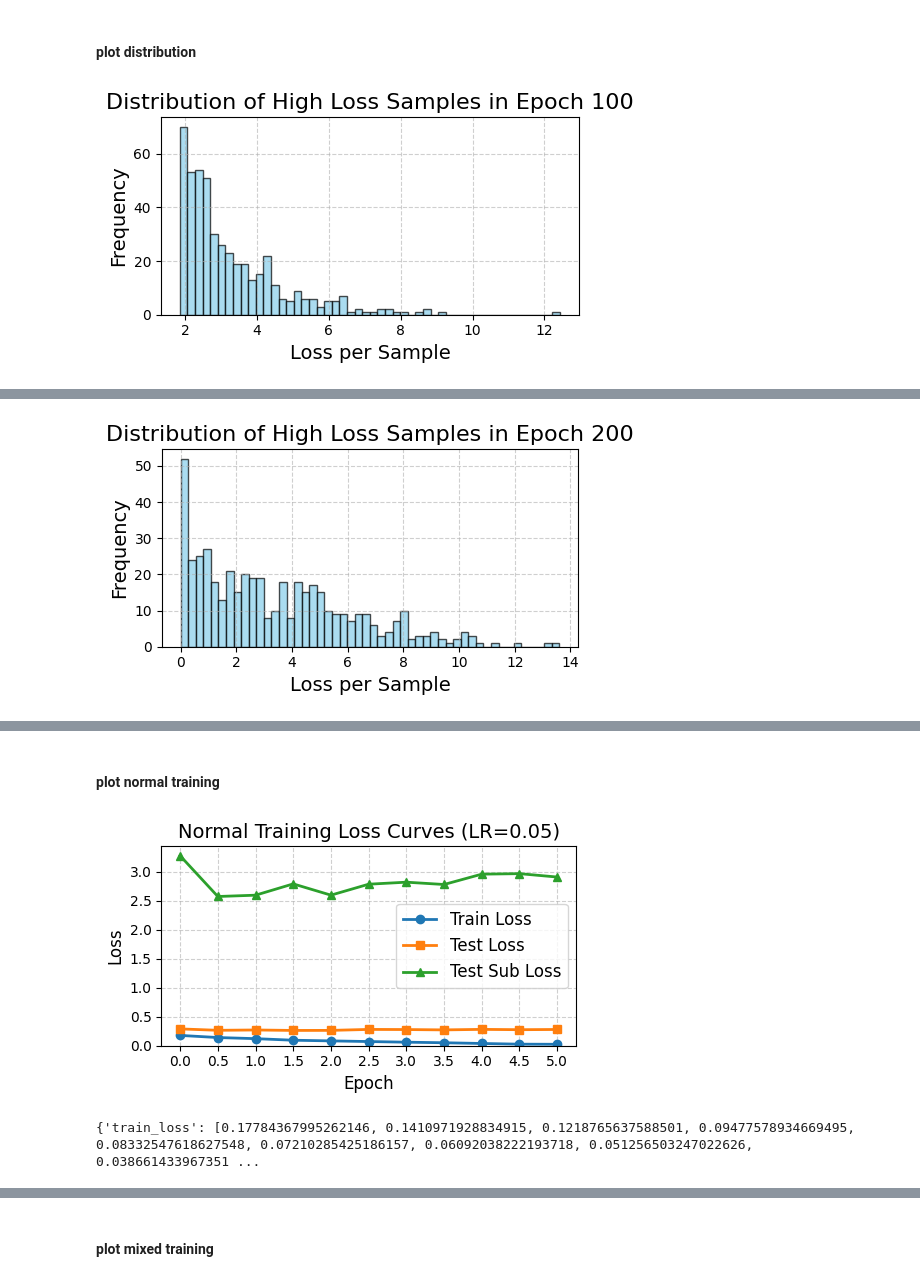
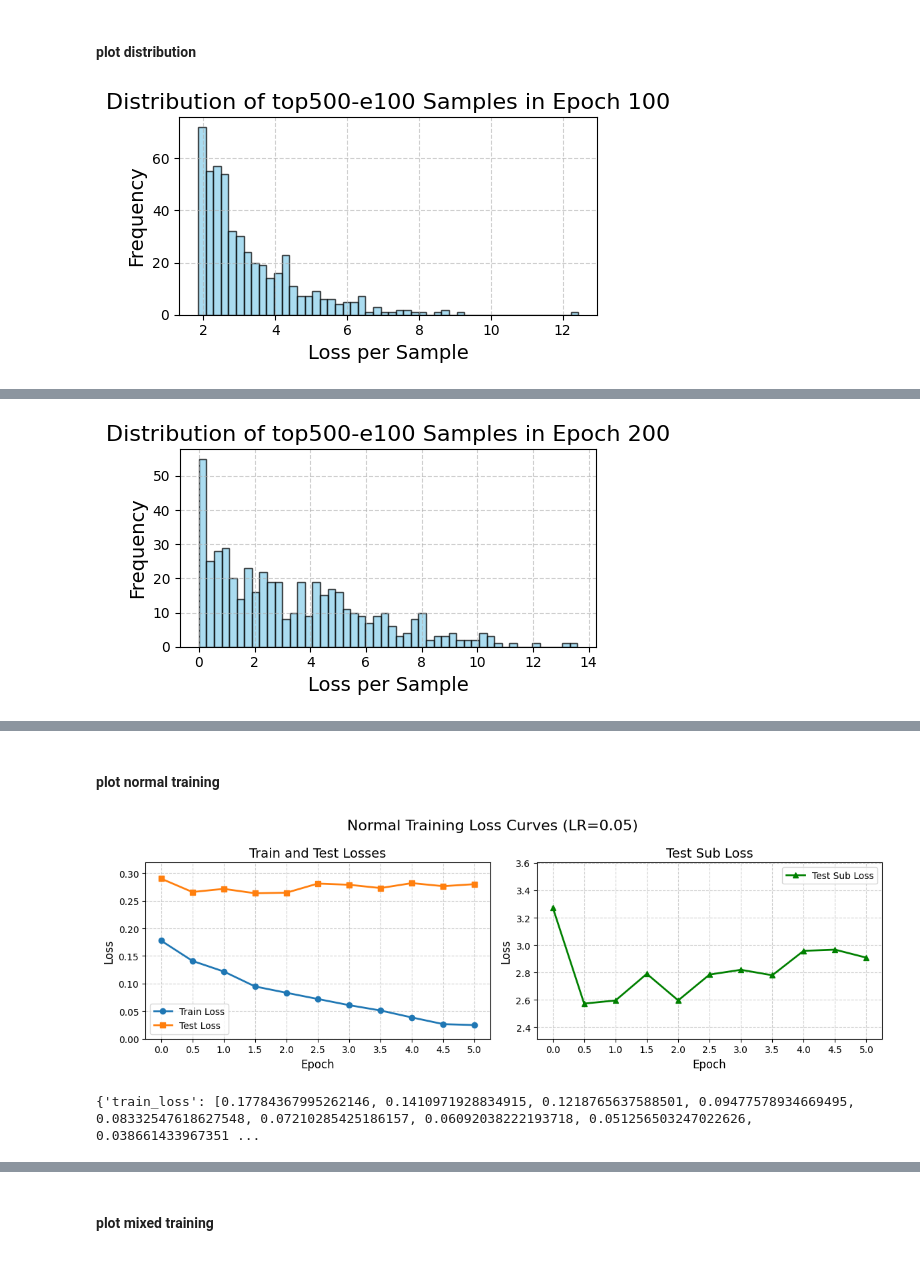
Before and after one commit to ucantseeit/generalization, a Jupyter notebook: ntk_result/trials/continueTrain.ipynb, the cells around one changed output, grey strips where cells are left out. Drawn from its saved outputs; the diff is of its cells as text; code cells hidden in the pictures.

```diff
--- a/ntk_result/trials/continueTrain.ipynb
+++ b/ntk_result/trials/continueTrain.ipynb
@@ -976,11 +975,4 @@ train_indices_arrs
 # %%
-data = np.load("filtered_cls30_indices_arrs.npz", allow_pickle=True)
-filtered_cls30_indices_arrs = [data[f"arr_{i}"] for i in range(len(data.files))]
-
-test_sub_indices = np.concatenate(filtered_cls30_indices_arrs)
-test_subds = Subset(test_ds, test_sub_indices)
-test_subdl = DataLoader(test_subds, batch_size=512)
-
 def plot_loss_distribution(
     model: torch.nn.Module,
     ds,
@@ -1012,34 +1004,36 @@ def plot_loss_distribution(
 
             outputs = model(inputs)
             losses = criterion(outputs, labels)  # shape: [batch_size]
             all_losses.extend(losses.cpu().numpy())
 
     # 转换为 numpy 数组便于绘图
     import numpy as np
     all_losses = np.array(all_losses)
 
     # 绘图
     plt.figure(figsize=figsize)
     plt.hist(all_losses, bins=bins, color='skyblue', edgecolor='black', alpha=0.7)
     plt.title(title, fontsize=16)
     plt.xlabel('Loss per Sample', fontsize=14)
     plt.ylabel('Frequency', fontsize=14)
     plt.grid(True, linestyle='--', alpha=0.6)
     plt.tight_layout()
     plt.show()
 
     # 可选：打印统计信息
     print(f"📊 Loss 分布统计:")
     print(f"   样本总数: {len(all_losses)}")
     print(f"   平均 Loss: {all_losses.mean():.4f}")
     print(f"   中位数 Loss: {np.median(all_losses):.4f}")
     print(f"   最小 Loss: {all_losses.min():.4f}")
     print(f"   最大 Loss: {all_losses.max():.4f}")
     print(f"   标准差: {all_losses.std():.4f}")
 
-plot_loss_distribution(model100, test_subds, title='Distribution of High Loss Samples in Epoch 100')
+test_top500_e100_indices = np.load('test_top500_e100_indices.npy')
+hloss_ds = Subset(test_ds, test_top500_e100_indices)
+plot_loss_distribution(model100, hloss_ds, title='Distribution of top500-e100 Samples in Epoch 100')
 model200.to('cuda')
-plot_loss_distribution(model200, test_subds, title='Distribution of High Loss Samples in Epoch 200')
+plot_loss_distribution(model200, hloss_ds, title='Distribution of top500-e100 Samples in Epoch 200')
 # %% [output]
-[figure, old version]
+[figure, new version]
 📊 Loss 分布统计:
@@ -1052,2 +1046,2 @@ plot_loss_distribution(model200, test_subds, title='Distribution of High Loss Sa
-[figure, old version]
+[figure, new version]
 📊 Loss 分布统计:
@@ -1183,35 +1187,46 @@ results_dict = analyze_multi_stage_runs(
 )
 # %%
 def plot_training_losses(results_dict: dict,
-						 title: str = "Training Losses over Epochs",
-						 figsize: tuple = (5, 3),
-                         epoch_interval=0.5
-                         ):
+                        title: str = "Training Losses over Epochs",
+                        figsize: tuple = (12, 4),
+                        epoch_interval=0.5):
     """
-    绘制 train_loss, test_loss, test_sub_loss 随 epoch 变化的曲线
+    分别绘制不同范围的损失曲线
+    """
+    import matplotlib.pyplot as plt
+    import numpy as np
 
-    参数:
-        results_dict: dict with keys 'train_loss', 'test_loss', 'test_sub_loss'
-                     each value is np.ndarray of shape (6,) for epochs 0~5
-        title: 图标题（可选）
-    """
     epochs = [i * epoch_interval for i in np.arange(0, len(results_dict['train_loss']))]
 
-    plt.figure(figsize=figsize)
-    plt.plot(epochs, results_dict['train_loss'],
+    fig, (ax1, ax2) = plt.subplots(1, 2, figsize=figsize)
+
+    # 左图：显示 train_loss 和 test_loss（较低范围）
+    ax1.plot(epochs, results_dict['train_loss'],
              marker='o', label='Train Loss', linewidth=2, markersize=6)
-    plt.plot(epochs, results_dict['test_loss'],
+    ax1.plot(epochs, results_dict['test_loss'],
              marker='s', label='Test Loss', linewidth=2, markersize=6)
-    plt.plot(epochs, results_dict['test_sub_loss'],
-             marker='^', label='Test Sub Loss', linewidth=2, markersize=6)
+    ax1.set_xlabel('Epoch', fontsize=12)
+    ax1.set_ylabel('Loss', fontsize=12)
+    ax1.set_title('Train and Test Losses', fontsize=14)
+    ax1.legend(fontsize=10)
+    ax1.grid(True, linestyle='--', alpha=0.6)
+    ax1.set_ylim(0, max(max(results_dict['train_loss']), max(results_dict['test_loss'])) * 1.1)
+    ax1.set_xticks(epochs)
 
-    plt.xlabel('Epoch', fontsize=12)
-    plt.ylabel('Loss', fontsize=12)
-    plt.title(title, fontsize=14)
-    plt.legend(fontsize=12)
-    plt.grid(True, linestyle='--', alpha=0.6)
-    plt.ylim(bottom=0)  # 纵坐标从 0 开始
-    plt.xticks(epochs)  # 显示所有 epoch 刻度
+    # 右图：显示 test_sub_loss（较高范围）
+    ax2.plot(epochs, results_dict['test_sub_loss'],
+             marker='^', label='Test Sub Loss', linewidth=2, markersize=6, color='green')
+    ax2.set_xlabel('Epoch', fontsize=12)
+    ax2.set_ylabel('Loss', fontsize=12)
+    ax2.set_title('Test Sub Loss', fontsize=14)
+    ax2.legend(fontsize=10)
+    ax2.grid(True, linestyle='--', alpha=0.6)
+    min_val = min(results_dict['test_sub_loss'])
+    max_val = max(results_dict['test_sub_loss'])
+    ax2.set_ylim(min_val * 0.9, max_val * 1.1)  # 留一点边距
+    ax2.set_xticks(epochs)
+
+    plt.suptitle(title, fontsize=16)
     plt.tight_layout()
     plt.show()
 
@@ -1221,7 +1236,7 @@ results_dict = {'train_loss': [0.17784367995262146, 0.1410971928834915, 0.121876
 plot_training_losses(results_dict, title="Normal Training Loss Curves (LR=0.05)")
 print(results_dict)
 # %% [output]
-[figure, old version]
+[figure, new version]
 {'train_loss': [0.17784367995262146, 0.1410971928834915, 0.1218765637588501, 0.09477578934669495, 0.08332547618627548, 0.07210285425186157, 0.06092038222193718, 0.051256503247022626, 0.038661433967351 ...
 # %%
 # 1. 构造多 epoch 训练函数
```
Also changed, not shown: parts of 50 cells of this notebook, 11 other files.
